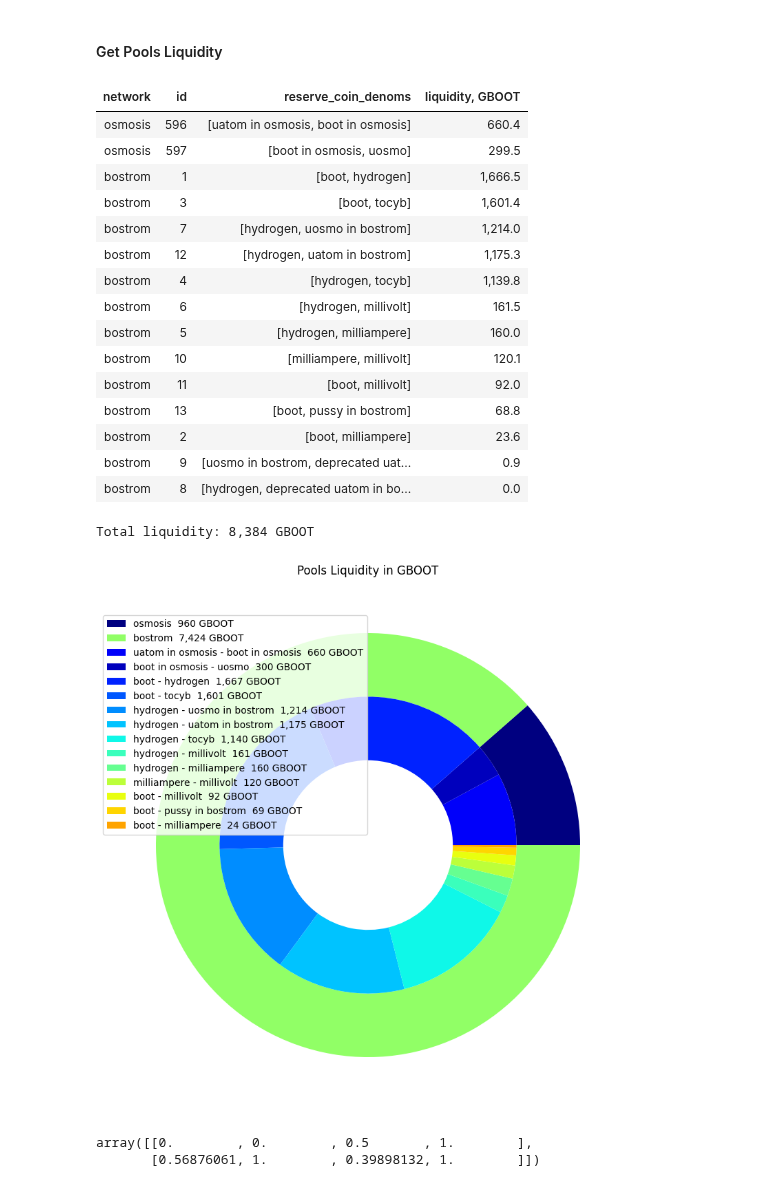
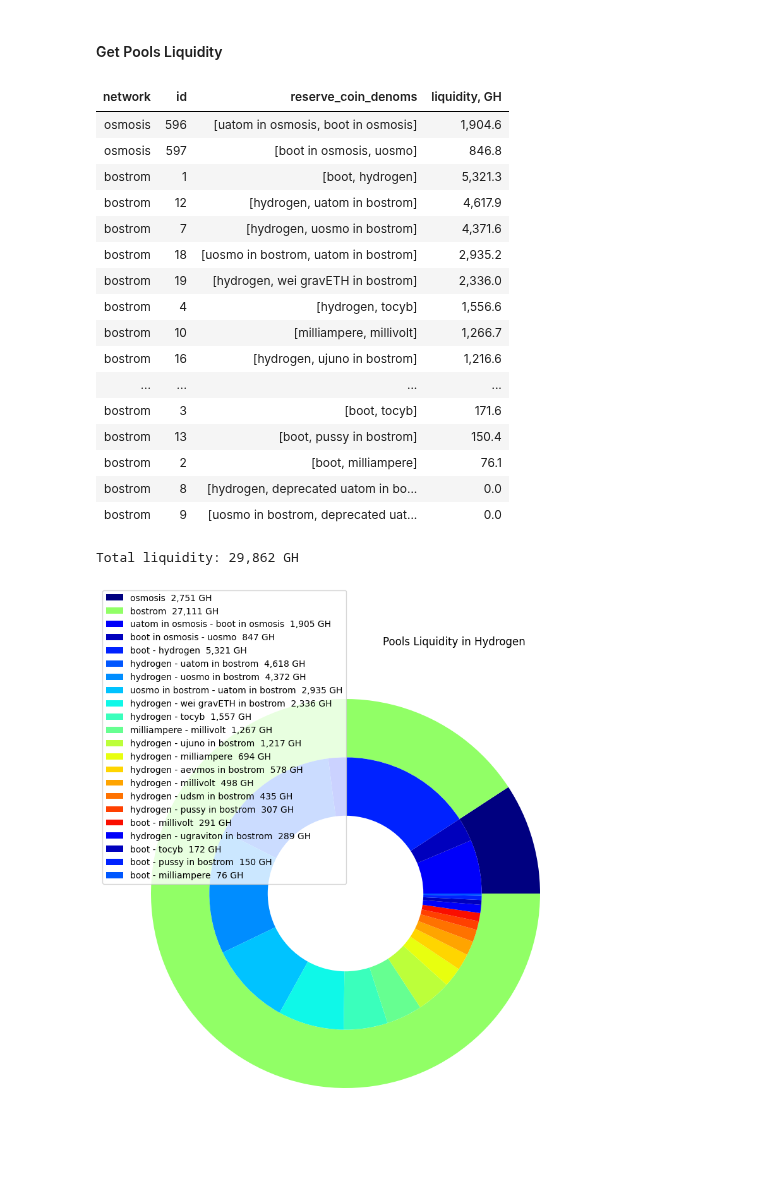
Before and after one commit to Snedashkovsky/cyber-arbitrage, a Jupyter notebook: pools_liquidity_in_gboot.ipynb, the cells around one changed output. Saved outputs shown, nothing was run; the diff lists cells and outputs as text; code cells hidden in the pictures.

Commit message:
- change base liquidity token from BOOT to HYDROGEN in the pools liquidity chart - add new ibc denom

```diff
--- a/pools_liquidity_in_gboot.ipynb
+++ b/pools_liquidity_in_gboot.ipynb
@@ -85,7 +98,7 @@ price_enriched_df = get_price_enriched(price_df=price_df, display_data=True)
 # %% [markdown]
 #### Get Pools Liquidity
 # %%
-def get_pool_liquidity(balances: list, target_denom: str = 'boot', main_liquidity_denom: str = 'hydrogen',
+def get_pool_liquidity(balances: list, target_denom: str = 'hydrogen', main_liquidity_denom: str = 'hydrogen',
                        price_enriched_df: pd.DataFrame = price_enriched_df) -> float:
     if not balances:
         return 0
@@ -107,68 +120,64 @@ def get_pool_liquidity(balances: list, target_denom: str = 'boot', main_liquidit
     return 0
 
 
-pools_df['liquidity, GBOOT'] = pools_df['balances'].map(get_pool_liquidity) / 1e9
+pools_df['liquidity, GH'] = pools_df['balances'].map(get_pool_liquidity) / 1e9
 display(HTML(
     pools_df[(pools_df.network != 'osmosis') | (pools_df.id != 1)][
-        ['network', 'id', 'reserve_coin_denoms', 'liquidity, GBOOT']]
-    .sort_values(['network', 'liquidity, GBOOT'], ascending=False)
+        ['network', 'id', 'reserve_coin_denoms', 'liquidity, GH']]
+    .sort_values(['network', 'liquidity, GH'], ascending=False)
     .to_html(index=False, notebook=True, show_dimensions=False, float_format='{0:7,.1f}'.format)
     .replace('text-align: left;', 'text-align: right')
     .replace('<tr>', '<tr align="right">')))
 
 print(
-    f"Total liquidity: {round(sum(pools_df[(pools_df.network != 'osmosis') | (pools_df.id != 1)]['liquidity, GBOOT'])):>,} GBOOT")
+    f"Total liquidity: {round(sum(pools_df[(pools_df.network != 'osmosis') | (pools_df.id != 1)]['liquidity, GH'])):>,} GH")
 
 fig, ax = plt.subplots(figsize=(10, 10))
 size = 0.3
 cm = plt.get_cmap("jet", 20)
 cout = cm(np.arange(2) * 10)
 
 pools_df['denoms'] = pools_df.reserve_coin_denoms.map(lambda x: f'{x[0]} - {x[1]}')
 outer = pools_df[pools_df.denoms != 'uatom in osmosis - uosmo'].groupby('network')[
-    'liquidity, GBOOT'].sum().sort_values(ascending=True)
-inner = pools_df[(pools_df.denoms != 'uatom in osmosis - uosmo') & (pools_df['liquidity, GBOOT'] > 1)].groupby(
-    ['network', 'denoms'])['liquidity, GBOOT'].sum().sort_values(ascending=False).sort_index(axis=0, level=[0],
+    'liquidity, GH'].sum().sort_values(ascending=True)
+inner = pools_df[(pools_df.denoms != 'uatom in osmosis - uosmo') & (pools_df['liquidity, GH'] > 1)].groupby(
+    ['network', 'denoms'])['liquidity, GH'].sum().sort_values(ascending=False).sort_index(axis=0, level=[0],
                                                                                              ascending=[False],
                                                                                              inplace=False)
-inner_labels = ['{1}  {2:>,.0f} GBOOT'.format(i[0], i[1], j) for i, j in zip(inner.index, inner)]
-outer_labels = ['{0}  {1:>,.0f} GBOOT'.format(i, j) for i, j in zip(outer.index, outer)]
+inner_labels = ['{1}  {2:>,.0f} GH'.format(i[0], i[1], j) for i, j in zip(inner.index, inner)]
+outer_labels = ['{0}  {1:>,.0f} GH'.format(i, j) for i, j in zip(outer.index, outer)]
 ax.pie(outer.values.flatten(), radius=1,
        labeldistance=0.73,
        wedgeprops=dict(width=size), colors=cout)
 cin = cm(np.array([2, 1, 3, 4, 5, 6, 7, 8, 9, 11, 12, 13, 14, 15, 16, 17]))
 ax.pie(inner.values.flatten(), radius=1 - size,
        wedgeprops=dict(width=size),
        labeldistance=0.5, colors=cin)
 
-ax.set(aspect="equal", title='Pools Liquidity in GBOOT')
+ax.set_title('Pools Liquidity in Hydrogen                   ', loc='right')
 
 plt.legend(outer_labels + inner_labels, loc=(0, 0.52))
 handles, labels = ax.get_legend_handles_labels()
 plt.show()
 
 pools_df.to_csv('data/pools_liquidity.csv')
 # %% [output]
-| network | id | reserve_coin_denoms | liquidity, GBOOT |
-| osmosis | 596 | [uatom in osmosis, boot in osmosis] | 660.4 |
-| osmosis | 597 | [boot in osmosis, uosmo] | 299.5 |
-| bostrom | 1 | [boot, hydrogen] | 1,666.5 |
-| bostrom | 3 | [boot, tocyb] | 1,601.4 |
-| bostrom | 7 | [hydrogen, uosmo in bostrom] | 1,214.0 |
-| bostrom | 12 | [hydrogen, uatom in bostrom] | 1,175.3 |
-| bostrom | 4 | [hydrogen, tocyb] | 1,139.8 |
-| bostrom | 6 | [hydrogen, millivolt] | 161.5 |
-| bostrom | 5 | [hydrogen, milliampere] | 160.0 |
-| bostrom | 10 | [milliampere, millivolt] | 120.1 |
-| bostrom | 11 | [boot, millivolt] | 92.0 |
-| bostrom | 13 | [boot, pussy in bostrom] | 68.8 |
-| bostrom | 2 | [boot, milliampere] | 23.6 |
-| bostrom | 9 | [uosmo in bostrom, deprecated uat... | 0.9 |
+| network | id | reserve_coin_denoms | liquidity, GH |
+| osmosis | 596 | [uatom in osmosis, boot in osmosis] | 1,904.6 |
+| osmosis | 597 | [boot in osmosis, uosmo] | 846.8 |
+| bostrom | 1 | [boot, hydrogen] | 5,321.3 |
+| bostrom | 12 | [hydrogen, uatom in bostrom] | 4,617.9 |
+| bostrom | 7 | [hydrogen, uosmo in bostrom] | 4,371.6 |
+| bostrom | 18 | [uosmo in bostrom, uatom in bostrom] | 2,935.2 |
+| bostrom | 19 | [hydrogen, wei gravETH in bostrom] | 2,336.0 |
+| bostrom | 4 | [hydrogen, tocyb] | 1,556.6 |
+| bostrom | 10 | [milliampere, millivolt] | 1,266.7 |
+| bostrom | 16 | [hydrogen, ujuno in bostrom] | 1,216.6 |
+| ... | ... | ... | ... |
+| bostrom | 3 | [boot, tocyb] | 171.6 |
+| bostrom | 13 | [boot, pussy in bostrom] | 150.4 |
+| bostrom | 2 | [boot, milliampere] | 76.1 |
 | bostrom | 8 | [hydrogen, deprecated uatom in bo... | 0.0 |
+| bostrom | 9 | [uosmo in bostrom, deprecated uat... | 0.0 |
-Total liquidity: 8,384 GBOOT
+Total liquidity: 29,862 GH
-[figure, old version]
+[figure, new version]
-# %%
-cout
-# %% [output]
-array([[0.        , 0.        , 0.5       , 1.        ],
-       [0.56876061, 1.        , 0.39898132, 1.        ]])
```
Also changed, not shown: parts of 3 cells of this notebook, 1 other file.
